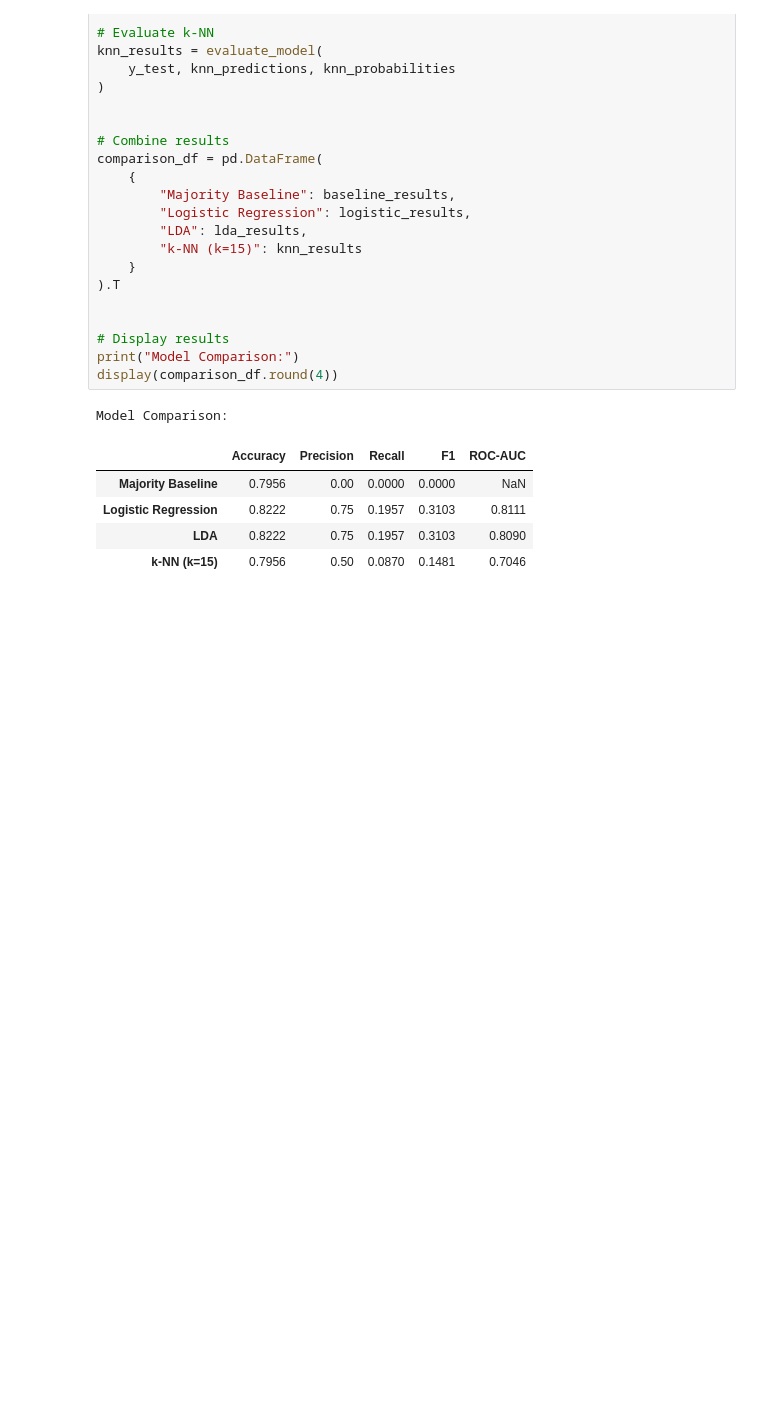
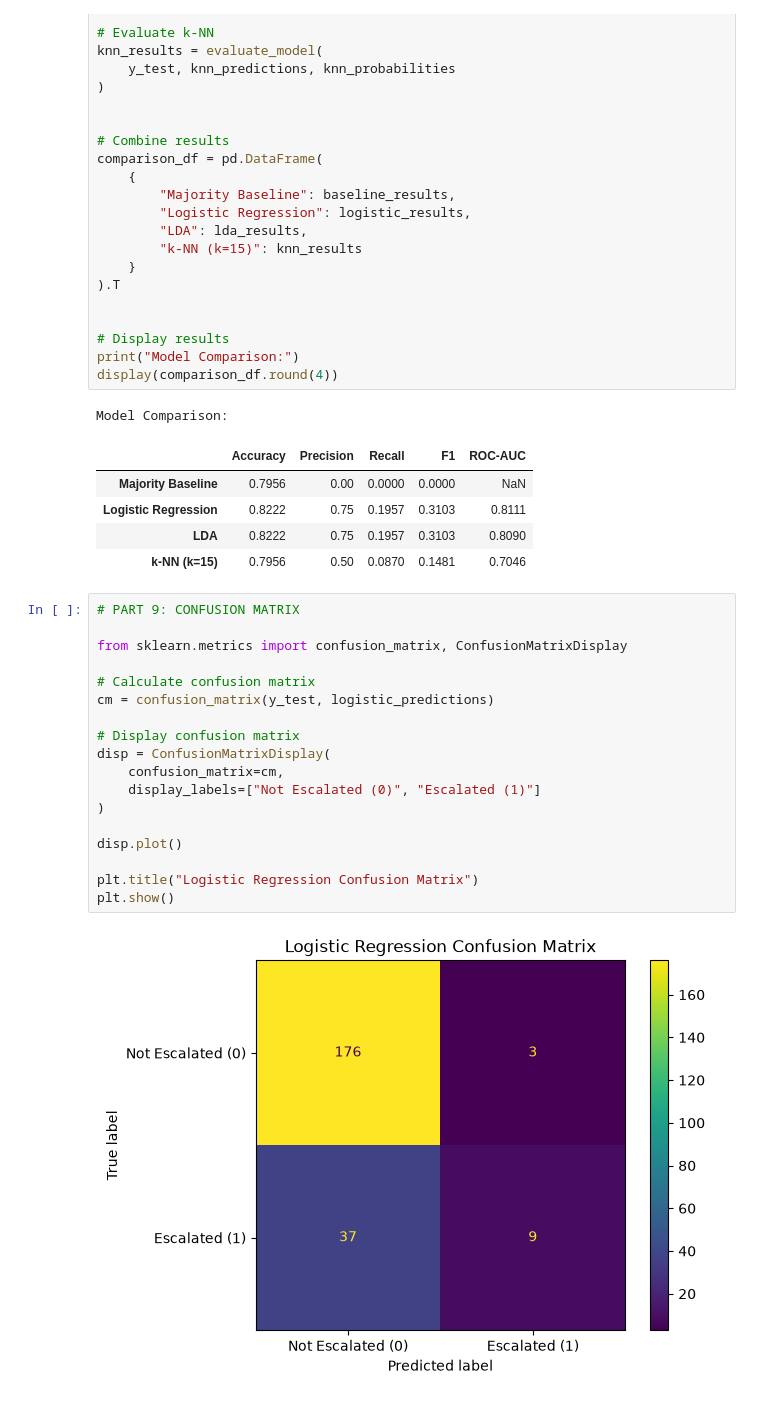
Before and after one commit to kidistm03/ml-, a Jupyter notebook: ML_Lab3/Lab3.ipynb, the cells around one changed output. Cells and saved outputs as stored; diff of their text form; blank space fills up the shorter version.

Commit message:
add confusion matrix ROC and threshold cost analysis

```diff
--- a/ML_Lab3/Lab3.ipynb
+++ b/ML_Lab3/Lab3.ipynb
@@ -344,3 +344,23 @@ Model Comparison:
 | Logistic Regression | 0.8222 | 0.75 | 0.1957 | 0.3103 | 0.8111 |
 | LDA | 0.8222 | 0.75 | 0.1957 | 0.3103 | 0.8090 |
 | k-NN (k=15) | 0.7956 | 0.50 | 0.0870 | 0.1481 | 0.7046 |
+# %%
+# PART 9: CONFUSION MATRIX
+
+from sklearn.metrics import confusion_matrix, ConfusionMatrixDisplay
+
+# Calculate confusion matrix
+cm = confusion_matrix(y_test, logistic_predictions)
+
+# Display confusion matrix
+disp = ConfusionMatrixDisplay(
+    confusion_matrix=cm,
+    display_labels=["Not Escalated (0)", "Escalated (1)"]
+)
+
+disp.plot()
+
+plt.title("Logistic Regression Confusion Matrix")
+plt.show()
+# %% [output]
+[figure, added]
```
Also changed, not shown: parts of 3 cells of this notebook.
